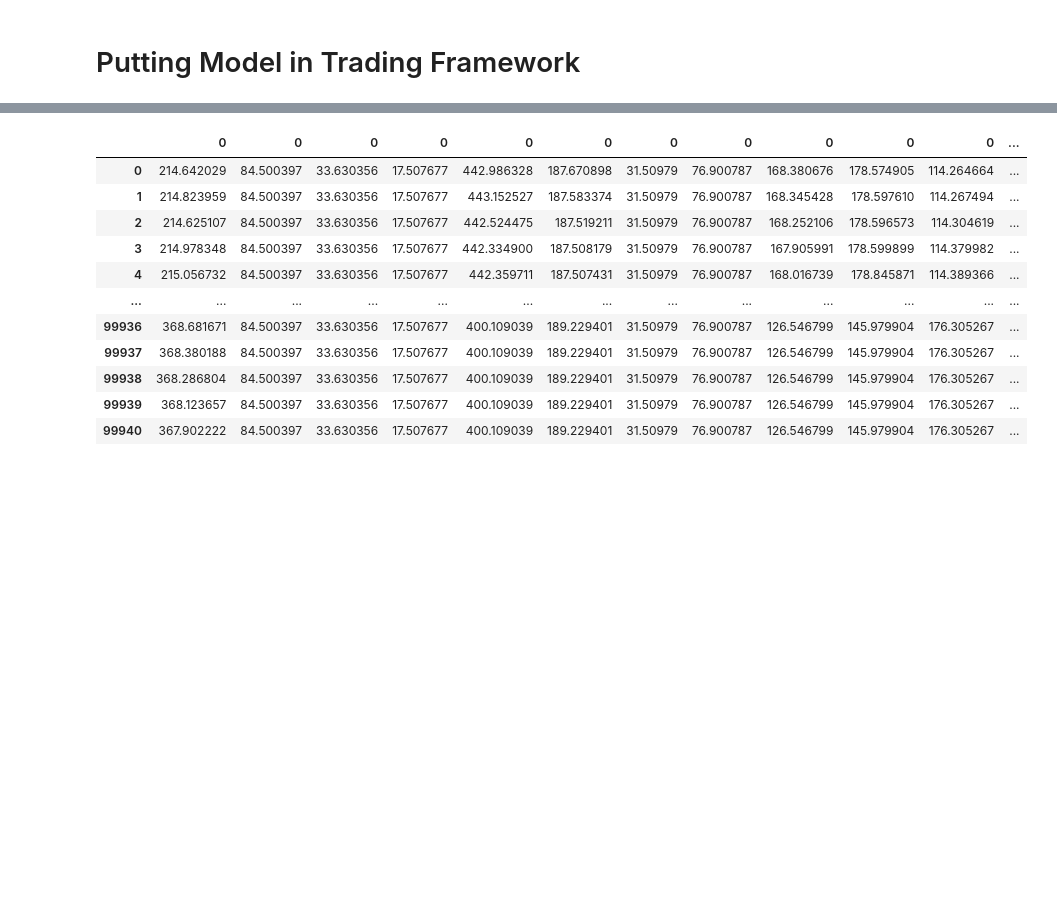
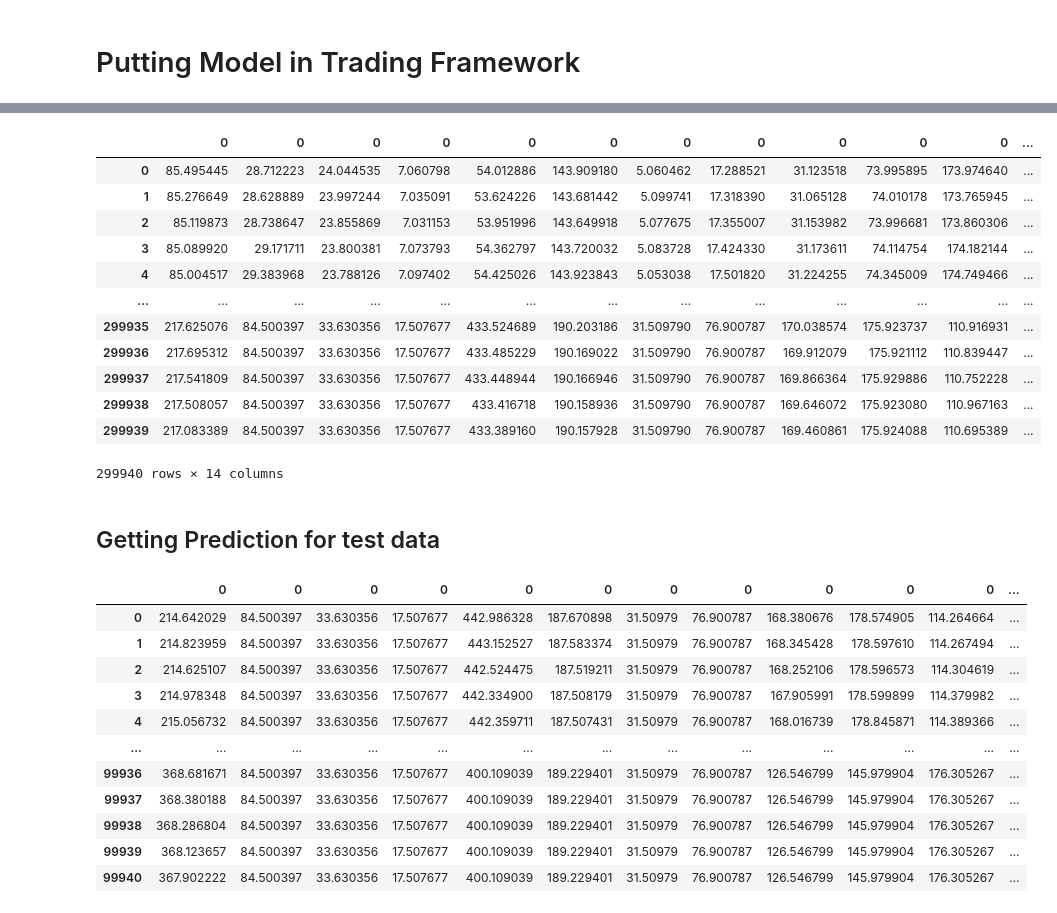
Before and after one commit to Syed-Sherjeel/PSX_Trading_Bot, a Jupyter notebook: Assaignment£3.ipynb, the cells around one changed output, grey strips where cells are left out. Cells and saved outputs as stored; diff of their text form; code cells hidden in the pictures; blank space fills up the shorter version.

Commit message:
feat : Prepared model for simulating trADE

```diff
--- a/Assaignment£3.ipynb
+++ b/Assaignment£3.ipynb
@@ -41,23 +41,6 @@ df.head()
 # Trading Framework
 # %% [markdown]
 ## Trader function
-# %%
-def trader(X,nS3,share_price1,share_price2):
-    '''
-    This function takes cash,Number of shares
-    Share price at minimum and share price at maximum
-    and returns the remaining amount
-    '''
-    #Selling shares at maximum point in 100 entries
-    Amount_Gained=((nS3*share_price2)*.2)
-    Brocker_fee=((nS3*share_price2)*.2)*.3*.01
-    nS3=nS3-(nS3*.2)
-    X=X+Amount_Gained-Brocker_fee
-    #Buying shares at minimum point in 100 entries
-    Shares_bought=(.997*Amount_Gained)/share_price1
-    nS3=nS3+Shares_bought
-    X=X-(.997*Amount_Gained)
-    return X,math.floor(nS3)
 # %% [markdown]
 ## Portfolio declaration
 # %%
@@ -124,6 +107,7 @@ test_data_norm=[]
 smoothing_window_size = 200
 test_scalers,train_scalers=[],[]
 for i in range(len(shares1)):
+    t_norm=[]
     train_data_acq=td[i].copy()
     test_data_acq=tr[i].copy()
     for di in range(0,300000,smoothing_window_size):
@@ -349,0 +336,10 @@ df_MAPE.to_csv('MAPE.csv')
+# %%
+yhat_for_train=[]
+
+for i in range(14):
+  yt=[]
+  yhat=models[i].predict(X_train_norm[i],batch_size=5000)
+  for j in range(len(train_scalers[i])):
+      yt.extend(train_scalers[i][j].inverse_transform(yhat[200*j:(200*j)+200]))
+  yhat_for_train.append(yt)
+  print('Done :',i)
@@ -349,0 +361,22 @@ df_MAPE.to_csv('MAPE.csv')
+# %%
+df_train=pd.DataFrame(yhat_for_train[0])
+for i in range(1,14):
+    df_temp=pd.DataFrame(yhat_for_train[i])
+    df_train=pd.concat([df_train,df_temp],axis=1)
+df_train
+# %% [output]
+|  | 0 | 0 | 0 | 0 | 0 | 0 | 0 | 0 | 0 | 0 | 0 | ... |
+| 0 | 85.495445 | 28.712223 | 24.044535 | 7.060798 | 54.012886 | 143.909180 | 5.060462 | 17.288521 | 31.123518 | 73.995895 | 173.974640 | ... |
+| 1 | 85.276649 | 28.628889 | 23.997244 | 7.035091 | 53.624226 | 143.681442 | 5.099741 | 17.318390 | 31.065128 | 74.010178 | 173.765945 | ... |
+| 2 | 85.119873 | 28.738647 | 23.855869 | 7.031153 | 53.951996 | 143.649918 | 5.077675 | 17.355007 | 31.153982 | 73.996681 | 173.860306 | ... |
+| 3 | 85.089920 | 29.171711 | 23.800381 | 7.073793 | 54.362797 | 143.720032 | 5.083728 | 17.424330 | 31.173611 | 74.114754 | 174.182144 | ... |
+| 4 | 85.004517 | 29.383968 | 23.788126 | 7.097402 | 54.425026 | 143.923843 | 5.053038 | 17.501820 | 31.224255 | 74.345009 | 174.749466 | ... |
+| ... | ... | ... | ... | ... | ... | ... | ... | ... | ... | ... | ... | ... |
+| 299935 | 217.625076 | 84.500397 | 33.630356 | 17.507677 | 433.524689 | 190.203186 | 31.509790 | 76.900787 | 170.038574 | 175.923737 | 110.916931 | ... |
+| 299936 | 217.695312 | 84.500397 | 33.630356 | 17.507677 | 433.485229 | 190.169022 | 31.509790 | 76.900787 | 169.912079 | 175.921112 | 110.839447 | ... |
+| 299937 | 217.541809 | 84.500397 | 33.630356 | 17.507677 | 433.448944 | 190.166946 | 31.509790 | 76.900787 | 169.866364 | 175.929886 | 110.752228 | ... |
+| 299938 | 217.508057 | 84.500397 | 33.630356 | 17.507677 | 433.416718 | 190.158936 | 31.509790 | 76.900787 | 169.646072 | 175.923080 | 110.967163 | ... |
+| 299939 | 217.083389 | 84.500397 | 33.630356 | 17.507677 | 433.389160 | 190.157928 | 31.509790 | 76.900787 | 169.460861 | 175.924088 | 110.695389 | ... |
+299940 rows × 14 columns
+# %% [markdown]
+## Getting Prediction for test data
```
Also changed, not shown: parts of 11 cells of this notebook, 42 other files.
